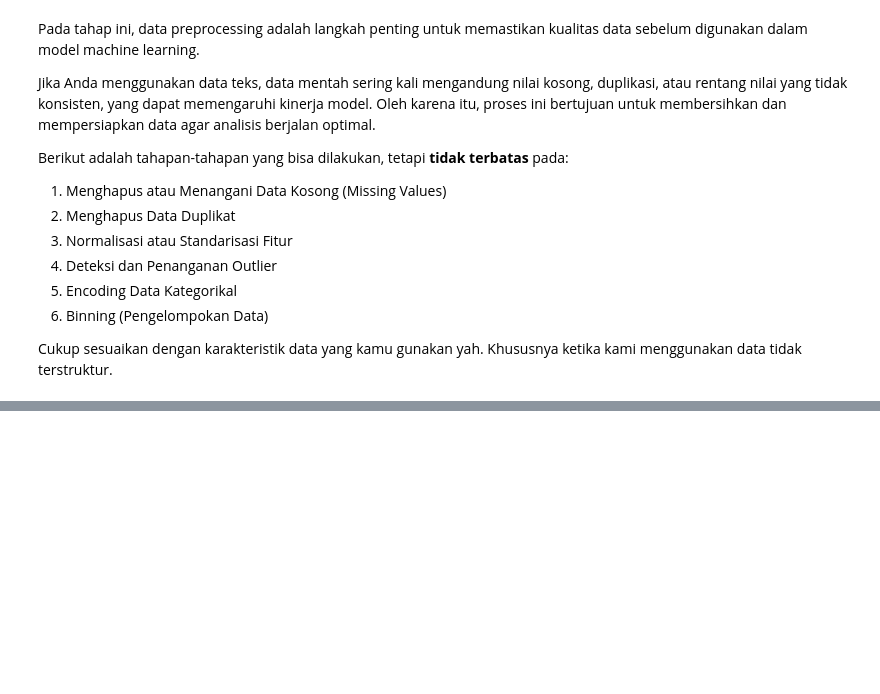
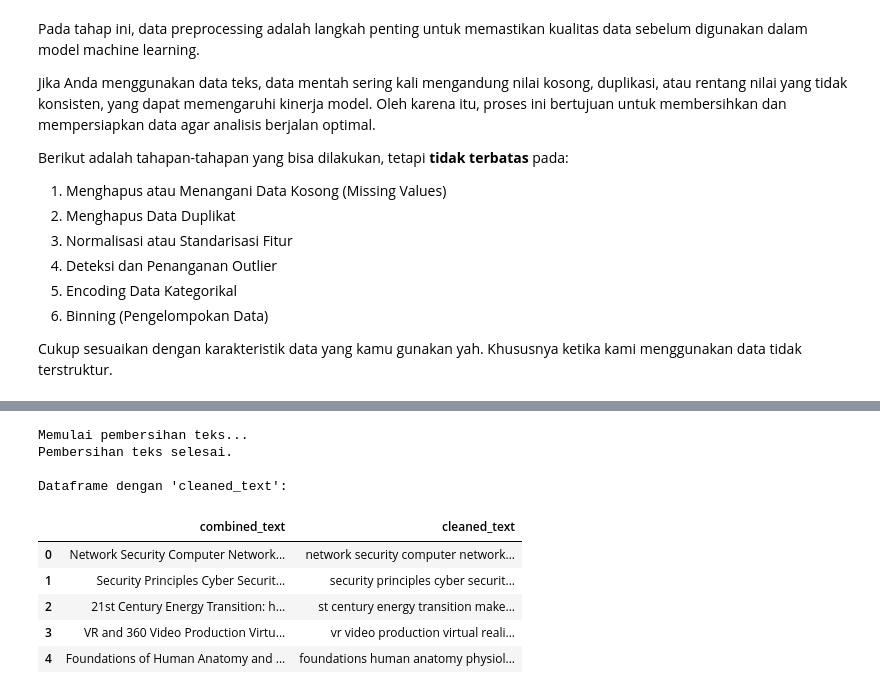
Before and after one commit to wingscode123/Eksperimen_SML_Radithya-Fawwaz-Aydin, a Jupyter notebook: preprocessing/Eksperimen_MSML_Radithya_Fawwaz_Aydin.ipynb, the cells around one changed output, grey strips where cells are left out. Saved outputs shown, nothing was run; the diff lists cells and outputs as text; code cells hidden in the pictures; blank space fills up the shorter version.

```diff
--- a/preprocessing/Eksperimen_MSML_Radithya_Fawwaz_Aydin.ipynb
+++ b/preprocessing/Eksperimen_MSML_Radithya_Fawwaz_Aydin.ipynb
@@ -62,0 +223,10 @@ Cukup sesuaikan dengan karakteristik data yang kamu gunakan yah. Khususnya ketik
+# %%
+import re
+import nltk
+from nltk.corpus import stopwords
+
+# Download stopwords bahasa inggris
+nltk.download('stopwords')
+
+# Load daftar stopwords ke dalam sebuah set
+stop_words = set(stopwords.words('english'))
@@ -62,0 +237,39 @@ Cukup sesuaikan dengan karakteristik data yang kamu gunakan yah. Khususnya ketik
+# %%
+# Fungsi pembersihan teks
+def clean_text(text):
+    # 1. Hapus tag HTML
+    text = re.sub(r'<[^>]+>', '', text)
+    text = re.sub(r'&[a-zA-Z0-9]+;', '', text)
+
+    # 2. Ubah ke huruf kecil
+    text = text.lower()
+
+    # 3. Hapus tanda baca dan angka
+    text = re.sub(r'[^a-zA-Z\s]', '', text)
+
+    # 4. Hapus stopwords
+    words = text.split()
+    cleaned_words = [word for word in words if word not in stop_words]
+
+    # Gabungkan kembali kata-katanya menjadi satu string
+    return " ".join(cleaned_words)
+
+# Terapkan fungsi ini ke kolom combined_text
+print("Memulai pembersihan teks...")
+df['cleaned_text'] = df['combined_text'].apply(clean_text)
+print("Pembersihan teks selesai.")
+
+# Tampilkan hasilnya untuk perbandingan
+print("\nDataframe dengan 'cleaned_text': ")
+display(df[['combined_text', 'cleaned_text']].head())
+# %% [output]
+Memulai pembersihan teks...
+Pembersihan teks selesai.
+
+Dataframe dengan 'cleaned_text':
+|  | combined_text | cleaned_text |
+| 0 | Network Security Computer Network... | network security computer network... |
+| 1 | Security Principles Cyber Securit... | security principles cyber securit... |
+| 2 | 21st Century Energy Transition: h... | st century energy transition make... |
+| 3 | VR and 360 Video Production Virtu... | vr video production virtual reali... |
+| 4 | Foundations of Human Anatomy and ... | foundations human anatomy physiol... |
```
Also changed, not shown: parts of 22 cells of this notebook, 7 other files.
